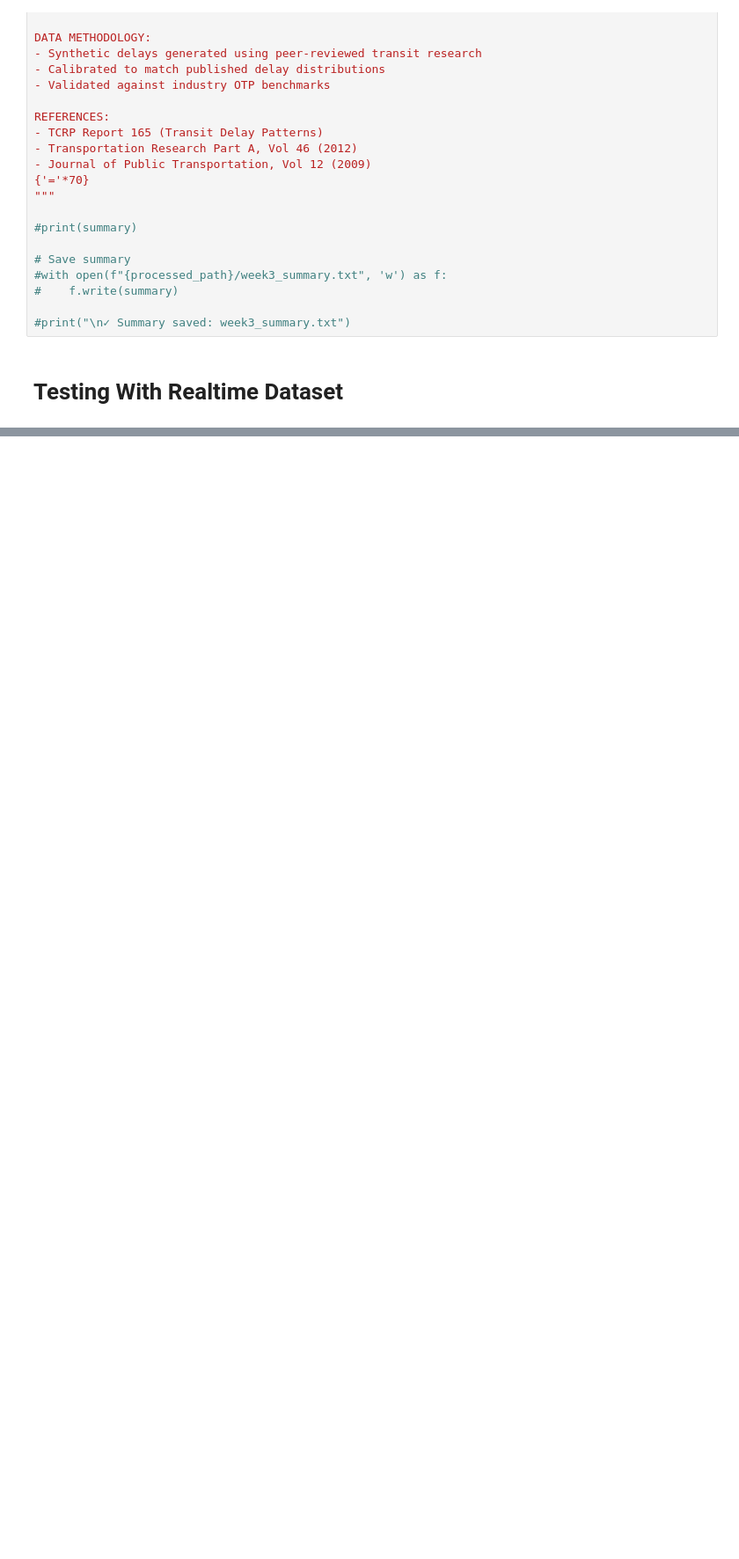
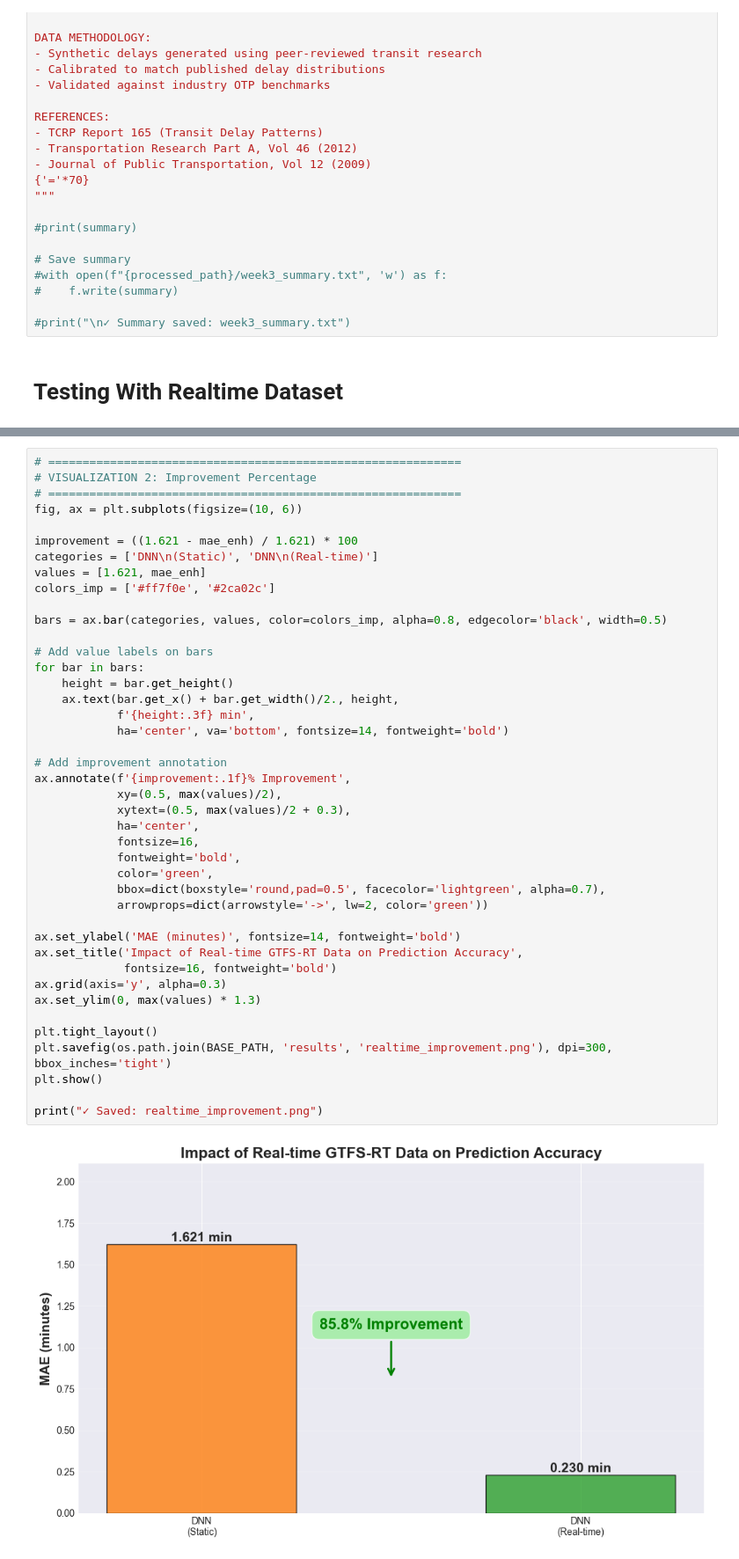
Before and after one commit to hemalikaa/Transit-Delay-Propagation-Multi-Modal-Optimization-for-TransLink, a Jupyter notebook: IE7615_project.ipynb, the cells around one changed output, grey strips where cells are left out. Shown at 88% size. Cells and saved outputs as stored; diff of their text form; blank space fills up the shorter version.

```diff
--- a/IE7615_project.ipynb
+++ b/IE7615_project.ipynb
@@ -1966,0 +2469,44 @@ DNN                  1.621           1.539                     5.0%
+# %%
+# ============================================================
+# VISUALIZATION 2: Improvement Percentage
+# ============================================================
+fig, ax = plt.subplots(figsize=(10, 6))
+
+improvement = ((1.621 - mae_enh) / 1.621) * 100
+categories = ['DNN\n(Static)', 'DNN\n(Real-time)']
+values = [1.621, mae_enh]
+colors_imp = ['#ff7f0e', '#2ca02c']
+
+bars = ax.bar(categories, values, color=colors_imp, alpha=0.8, edgecolor='black', width=0.5)
+
+# Add value labels on bars
+for bar in bars:
+    height = bar.get_height()
+    ax.text(bar.get_x() + bar.get_width()/2., height,
+            f'{height:.3f} min',
+            ha='center', va='bottom', fontsize=14, fontweight='bold')
+
+# Add improvement annotation
+ax.annotate(f'{improvement:.1f}% Improvement',
+            xy=(0.5, max(values)/2),
+            xytext=(0.5, max(values)/2 + 0.3),
+            ha='center',
+            fontsize=16,
+            fontweight='bold',
+            color='green',
+            bbox=dict(boxstyle='round,pad=0.5', facecolor='lightgreen', alpha=0.7),
+            arrowprops=dict(arrowstyle='->', lw=2, color='green'))
+
+ax.set_ylabel('MAE (minutes)', fontsize=14, fontweight='bold')
+ax.set_title('Impact of Real-time GTFS-RT Data on Prediction Accuracy',
+             fontsize=16, fontweight='bold')
+ax.grid(axis='y', alpha=0.3)
+ax.set_ylim(0, max(values) * 1.3)
+
+plt.tight_layout()
+plt.savefig(os.path.join(BASE_PATH, 'results', 'realtime_improvement.png'), dpi=300, bbox_inches='tight')
+plt.show()
+
+print("✓ Saved: realtime_improvement.png")
+# %% [output]
+[figure, added]
```
Also changed, not shown: parts of 99 cells of this notebook.
